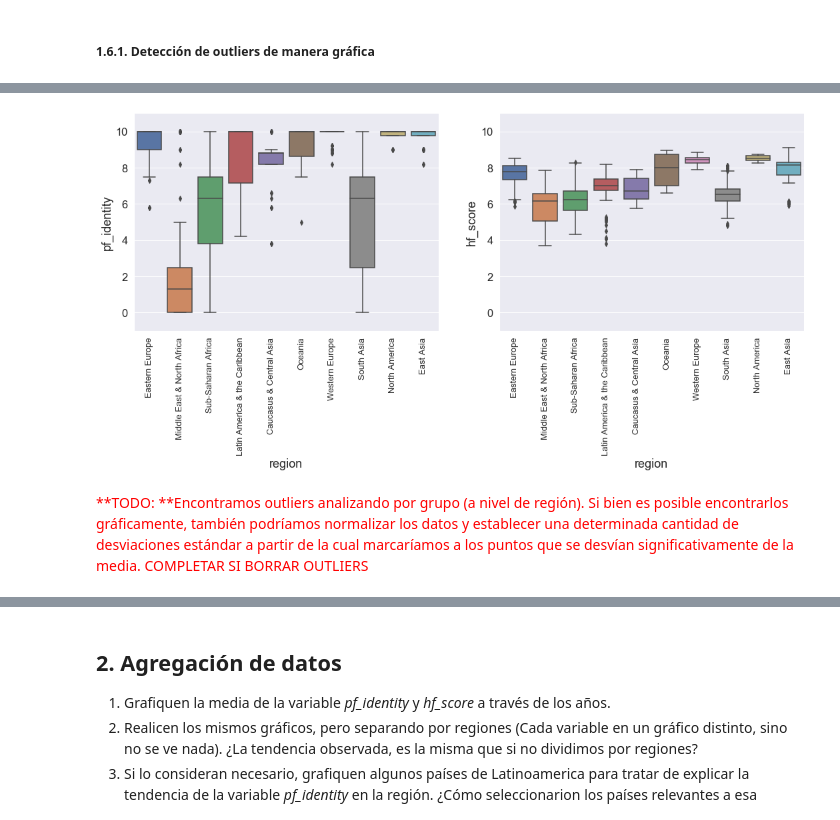
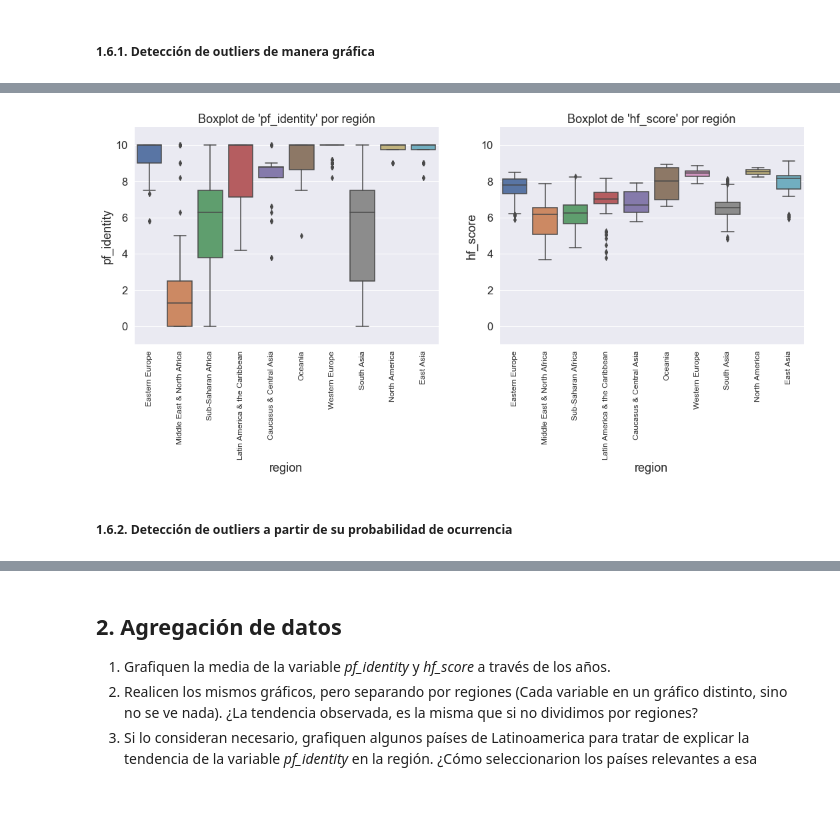
Before and after one commit to diegobcuadro/AyV_Grupo10, a Jupyter notebook: practico.ipynb, the cells around one changed output, grey strips where cells are left out. Cells and saved outputs as stored; diff of their text form; code cells hidden in the pictures.

Commit message:
Agregué punto 1.6

```diff
--- a/practico.ipynb
+++ b/practico.ipynb
@@ -421,3 +421,14 @@ Formas de detectarlos:
 2. Normalizando los valores por región, calculando la media y eligiendo una cantidad determinada de desviaciones estándar desde la media a partir de la cual consideramos que esos países son outliers.
 # %% [markdown]
 ##### 1.6.1. Detección de outliers de manera gráfica
+# %%
+fig, axs = plt.subplots(ncols=2, figsize=(18, 6))  # para plotear un gráfico al lado del otro
+seaborn.boxplot(y=df_clean['pf_identity'], ax=axs[0])
+seaborn.boxplot(y=df_clean['hf_score'], ax=axs[1])
+for ax in axs:
+    ax.set_ylim(-1, 11)  # eje y no puede ser menor a 0 ni mayor a 10
+    ax.tick_params(axis='x', labelrotation=90, labelsize=12)
+
+axs[0].title.set_text("Boxplot de 'pf_identity' del mundo")
+axs[1].title.set_text("Boxplot de 'hf_score' del mundo")
+seaborn.despine()
@@ -424,16 +437,15 @@ Formas de detectarlos:
 # %%
 fig, axs = plt.subplots(ncols=2, figsize=(18, 6))  # para plotear un gráfico al lado del otro
-#plt.figure(figsize=(10,8))
 seaborn.boxplot(x=df_clean['region'], y=df_clean['pf_identity'], ax=axs[0])
 seaborn.boxplot(x=df_clean['region'], y=df_clean['hf_score'], ax=axs[1])
 for ax in axs:
     ax.set_ylim(-1, 11)  # eje y no puede ser menor a 0 ni mayor a 10
-    ax.tick_params(axis='x', labelrotation=90, labelsize=13)
+    ax.tick_params(axis='x', labelrotation=90, labelsize=12)
+
+axs[0].title.set_text("Boxplot de 'pf_identity' por región")
+axs[1].title.set_text("Boxplot de 'hf_score' por región")
 seaborn.despine()
 # %% [output]
-[figure, old version]
+[figure, new version]
-# %% [markdown]
-<font color='red'>**TODO: **<font>Encontramos outliers analizando por grupo (a nivel de región).
-Si bien es posible encontrarlos gráficamente, también podríamos normalizar los datos
-y establecer una determinada cantidad de desviaciones estándar a partir de la cual marcaríamos a los puntos que se desvían significativamente de la media.
-COMPLETAR SI BORRAR OUTLIERS
+# %% [markdown]
+##### 1.6.2. Detección de outliers a partir de su probabilidad de ocurrencia
```
Also changed, not shown: parts of 8 cells of this notebook.
